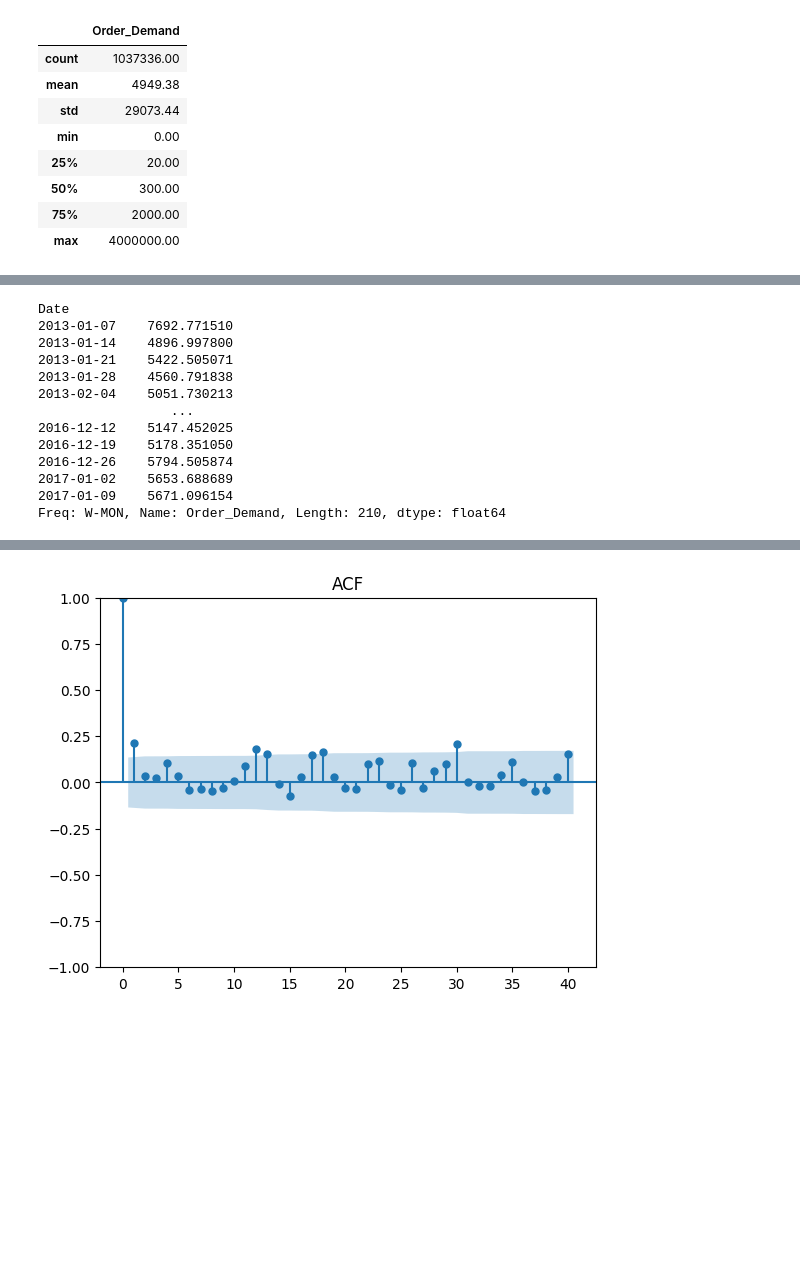
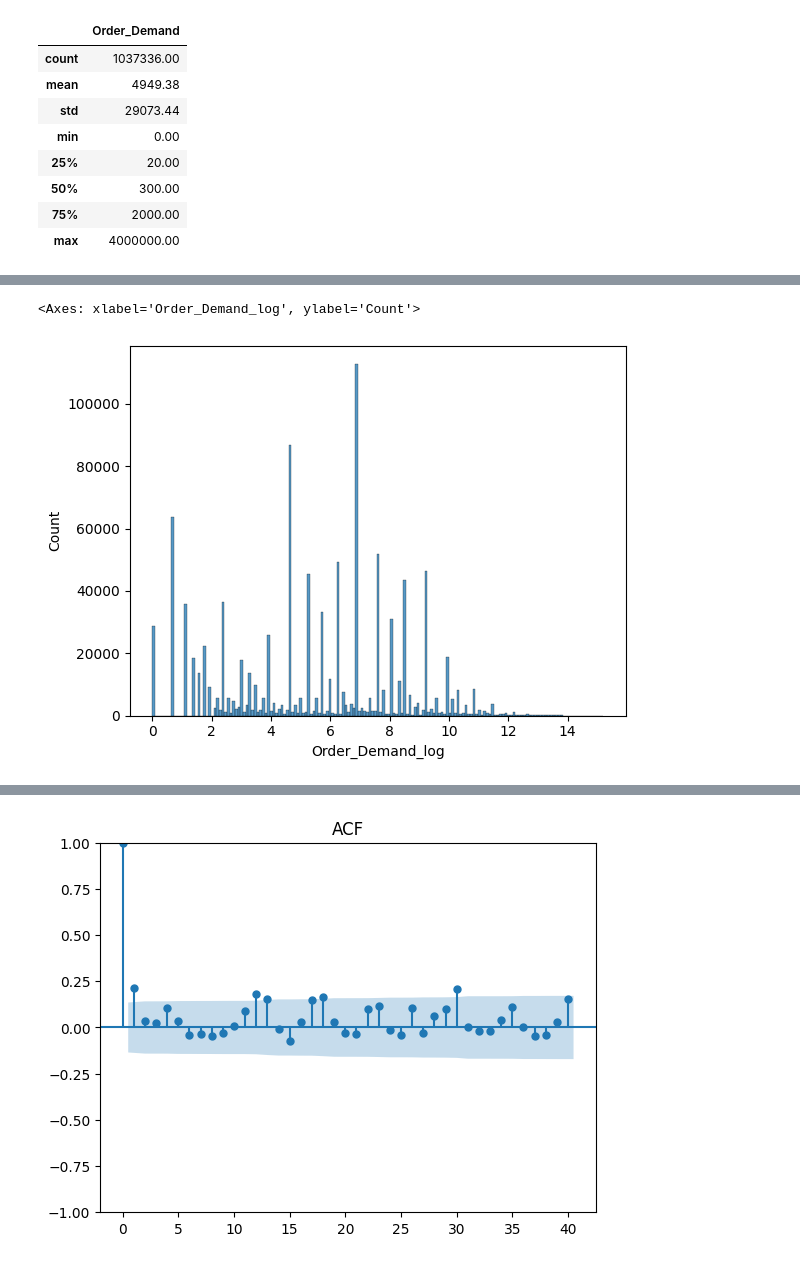
Before and after one commit to LLAES07/Forecasting-SARIMA, a Jupyter notebook: Notebooks/proyect.ipynb, the cells around one changed output, grey strips where cells are left out. Cells and saved outputs as stored; diff of their text form; code cells hidden in the pictures; blank space fills up the shorter version.

```diff
--- a/Notebooks/proyect.ipynb
+++ b/Notebooks/proyect.ipynb
@@ -129,21 +164,12 @@ df = df[df.index.year > 2012]
+# %%
+sns.histplot(df['Order_Demand_log'])
+# %% [output]
+<Axes: xlabel='Order_Demand_log', ylabel='Count'>
+[figure, added]
 # %%
 y = df['Order_Demand'].resample('W-MON').mean()
 # %%
-y
+y = y.ffill()
-# %% [output]
-Date
-2013-01-07    7692.771510
-2013-01-14    4896.997800
-2013-01-21    5422.505071
-2013-01-28    4560.791838
-2013-02-04    5051.730213
-                 ...
-2016-12-12    5147.452025
-2016-12-19    5178.351050
-2016-12-26    5794.505874
-2017-01-02    5653.688689
-2017-01-09    5671.096154
-Freq: W-MON, Name: Order_Demand, Length: 210, dtype: float64
 # %%
 plt.figure(figsize=(10, 8))
 plt.plot(y.index, y, label='Datos Originales', color='blue')
```
Also changed, not shown: parts of 32 cells of this notebook.
